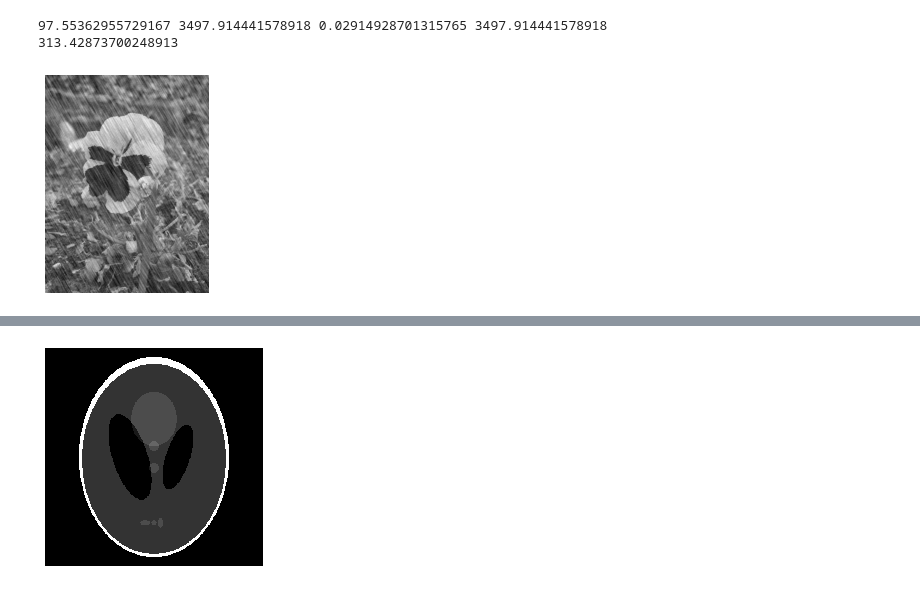
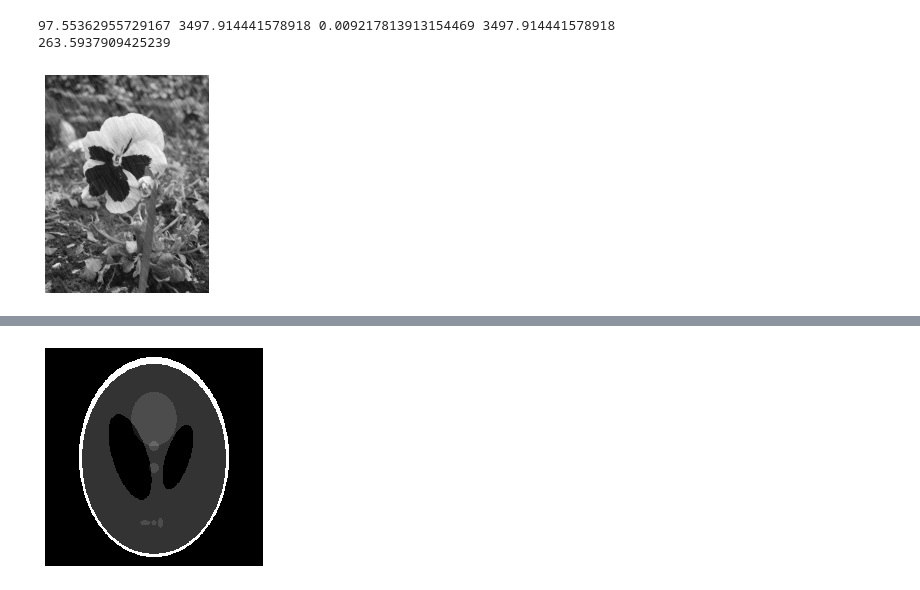
Before and after one commit to Masterpiece-Image/Transformers-Train, a Jupyter notebook: RainGen.ipynb, the cells around one changed output, grey strips where cells are left out. Cells and saved outputs as stored; diff of their text form; code cells hidden in the pictures.

```diff
--- a/RainGen.ipynb
+++ b/RainGen.ipynb
@@ -114,20 +153,20 @@ def gen_pluie_seuil(img, seuil=20, longueur_pluie=10, angle_pluie=0, largeur_plu
 # %%
 img = cv2.imread("2.jpg", 0);
 
 
 longueur_pluie = 40 #10 - 60
 angle_pluie = 30
 largeur_pluie = 3
 
-SNR = 30
+SNR = 35
 img_bruitee = gen_pluie(img, longueur_pluie, angle_pluie, largeur_pluie, SNR)
 
 plt.imshow(img_bruitee, cmap='gray')
 plt.axis('off')
 cv2.imwrite('img_bruitee.jpg', img_bruitee)
 
 print(np.max(img_bruitee))
 # %% [output]
-97.55362955729167 3497.914441578918 0.02914928701315765 3497.914441578918
-313.42873700248913
+97.55362955729167 3497.914441578918 0.009217813913154469 3497.914441578918
+263.5937909425239
-[figure, old version]
+[figure, new version]
```
Also changed, not shown: parts of 3 cells of this notebook.
